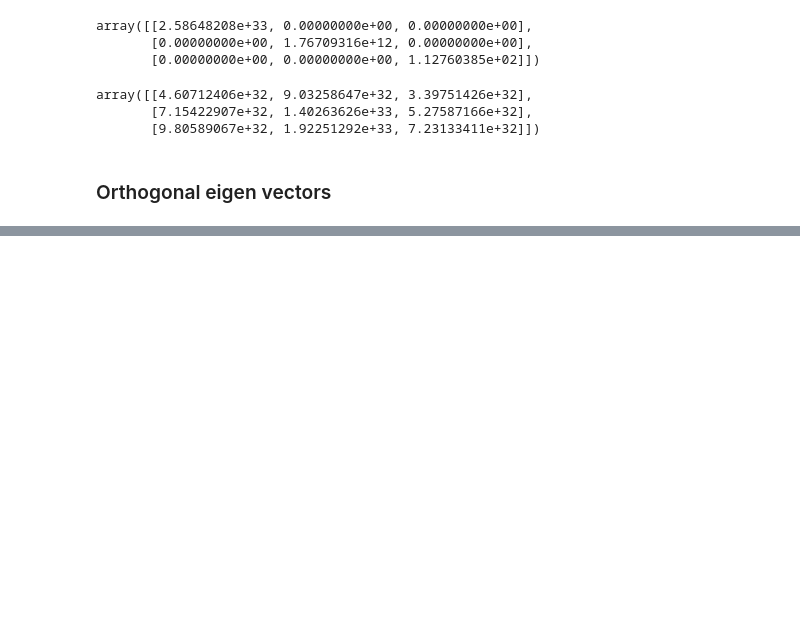
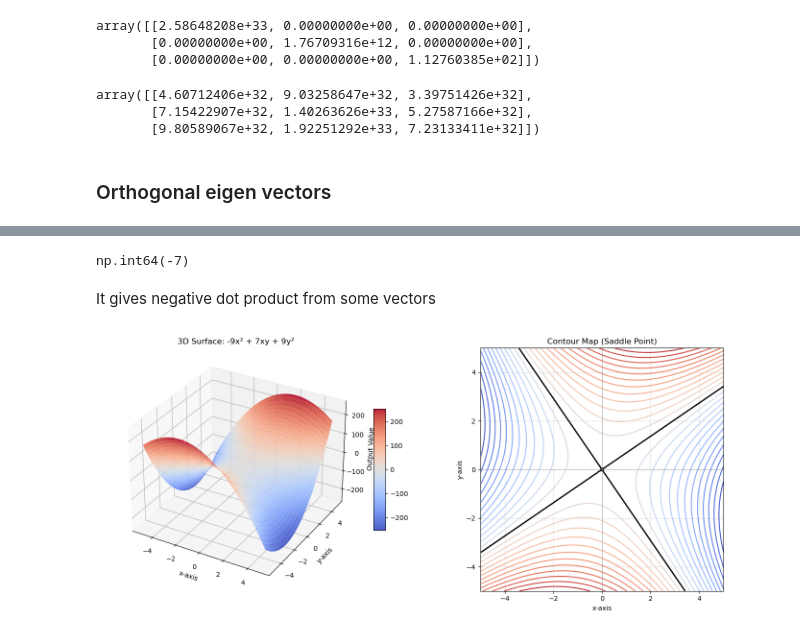
Before and after one commit to qamarr6092/math-with-python, a Jupyter notebook: Linear Algebra/linear_algebra.ipynb, the cells around one changed output, grey strips where cells are left out. Cells and saved outputs as stored; diff of their text form; code cells hidden in the pictures; blank space fills up the shorter version.

```diff
--- a/Linear Algebra/linear_algebra.ipynb
+++ b/Linear Algebra/linear_algebra.ipynb
@@ -4566,0 +4917,54 @@ array([[4.60712406e+32, 9.03258647e+32, 3.39751426e+32],
+# %%
+A = np.array (
+    [
+        [ -9,4 ] ,
+        [ 3, 9 ]
+    ]
+)
+x = np.random.rand( 2 )
+x = np.array ( [-1,1] )
+x.T @ ( A @ x )
+# %% [output]
+np.int64(-7)
+# %% [markdown]
+It gives negative dot product from some vectors
+# %%
+# 1. Create the space
+x = np.linspace(-5, 5, 100)
+y = np.linspace(-5, 5, 100)
+X, Y = np.meshgrid(x, y)
+
+Z = -9*X**2 + 7*X*Y + 9*Y**2
+
+# 3. Setup Canvas
+fig = plt.figure(figsize=(14, 6))
+
+# --- Plot 1: 3D Surface ---
+ax1 = fig.add_subplot(121, projection='3d')
+# Using a 'coolwarm' colormap to clearly show negative (blue) and positive (red) areas
+surf = ax1.plot_surface(X, Y, Z, cmap='coolwarm', edgecolor='none', alpha=0.9)
+ax1.set_title('3D Surface: -9x² + 7xy + 9y²')
+ax1.set_xlabel('x-axis')
+ax1.set_ylabel('y-axis')
+ax1.set_zlabel('Output Value')
+fig.colorbar(surf, ax=ax1, shrink=0.5, aspect=10)
+
+# --- Plot 2: 2D Contour Map ---
+ax2 = fig.add_subplot(122)
+contour = ax2.contour(X, Y, Z, levels=30, cmap='coolwarm')
+
+# DRAWING A BOLD LINE EXACTLY AT ZERO
+ax2.contour(X, Y, Z, levels=[0], colors='black', linewidths=2)
+
+ax2.set_title('Contour Map (Saddle Point)')
+ax2.set_xlabel('x-axis')
+ax2.set_ylabel('y-axis')
+ax2.axhline(0, color='gray', linewidth=0.5)
+ax2.axvline(0, color='gray', linewidth=0.5)
+ax2.grid(True, linestyle='--', alpha=0.5)
+ax2.set_aspect('equal')
+
+plt.tight_layout()
+plt.show()
+# %% [output]
+[figure, added]
```
Also changed, not shown: parts of 75 cells of this notebook.
